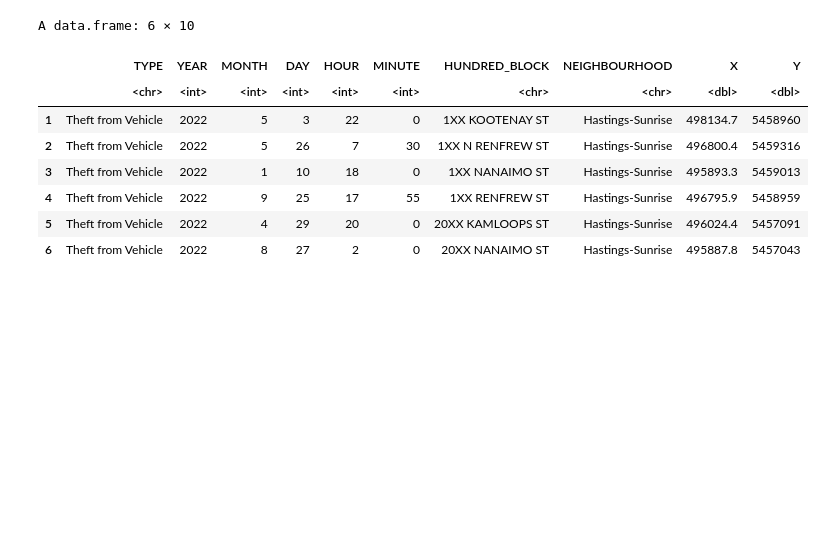
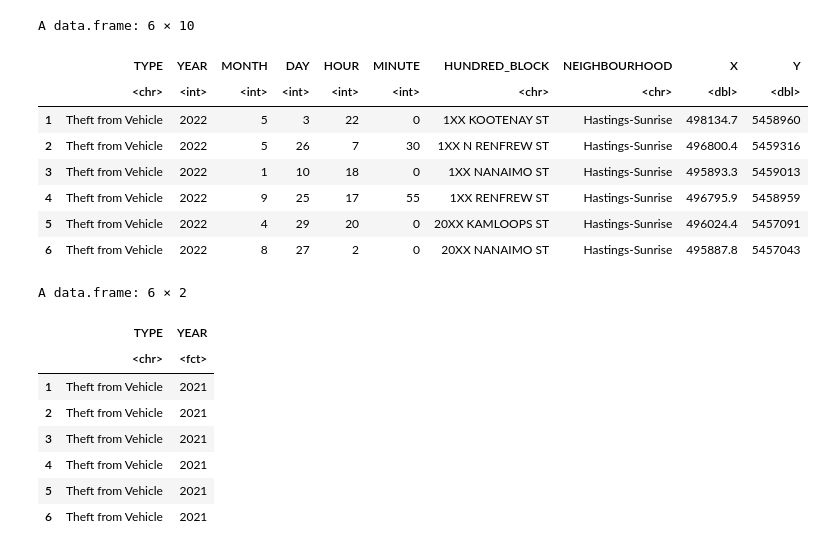
Before and after one commit to Haobo11/Stat201-group-project, a Jupyter notebook: group proposal .ipynb, the cells around one changed output. Saved outputs shown, nothing was run; the diff lists cells and outputs as text; code cells hidden in the pictures; blank space fills up the shorter version.

```diff
--- a/group proposal .ipynb
+++ b/group proposal .ipynb
@@ -50,3 +61,32 @@ A data.frame: 6 × 10
 | 4 | Theft from Vehicle | 2022 | 9 | 25 | 17 | 55 | 1XX RENFREW ST | Hastings-Sunrise | 496795.9 | 5458959 |
 | 5 | Theft from Vehicle | 2022 | 4 | 29 | 20 | 0 | 20XX KAMLOOPS ST | Hastings-Sunrise | 496024.4 | 5457091 |
 | 6 | Theft from Vehicle | 2022 | 8 | 27 | 2 | 0 | 20XX NANAIMO ST | Hastings-Sunrise | 495887.8 | 5457043 |
+# %%
+#Tidying data
+theft_vehicle <- rbind(crime_data_2021, crime_data_2022) %>%   #combining dataframes
+    select(TYPE, YEAR) %>%   #selecting only columns with the type of crime and year it occurred
+    mutate(TYPE = if_else(TYPE == "Theft of Bicycle", "Other", TYPE),
+           TYPE = if_else(TYPE == "Theft of Vehicle", "Other", TYPE),
+           TYPE = if_else(TYPE == "Vehicle Collision or Pedestrian Struck (with Fatality)", "Other", TYPE),
+           TYPE = if_else(TYPE == "Vehicle Collision or Pedestrian Struck (with Injury)", "Other", TYPE),
+           TYPE = if_else(TYPE == "Break and Enter Commercial", "Other", TYPE),
+           TYPE = if_else(TYPE == "Break and Enter Residential/Other", "Other", TYPE),
+           TYPE = if_else(TYPE == "Homicide", "Other", TYPE),
+           TYPE = if_else(TYPE == "Mischief", "Other", TYPE),
+           TYPE = if_else(TYPE == "Offence Against a Person", "Other", TYPE),
+           TYPE = if_else(TYPE == "Other Theft", "Other", TYPE))   #separating crime of interest, Theft from Vehicle, from other crimes
+
+#Changing YEAR variables from integer to factor
+theft_vehicle$YEAR <- as.factor(theft_vehicle$YEAR)
+
+head(theft_vehicle)
+# %% [output]
+A data.frame: 6 × 2
+|  | TYPE | YEAR |
+|  | <chr> | <fct> |
+| 1 | Theft from Vehicle | 2021 |
+| 2 | Theft from Vehicle | 2021 |
+| 3 | Theft from Vehicle | 2021 |
+| 4 | Theft from Vehicle | 2021 |
+| 5 | Theft from Vehicle | 2021 |
+| 6 | Theft from Vehicle | 2021 |
```
Also changed, not shown: parts of 12 cells of this notebook.
